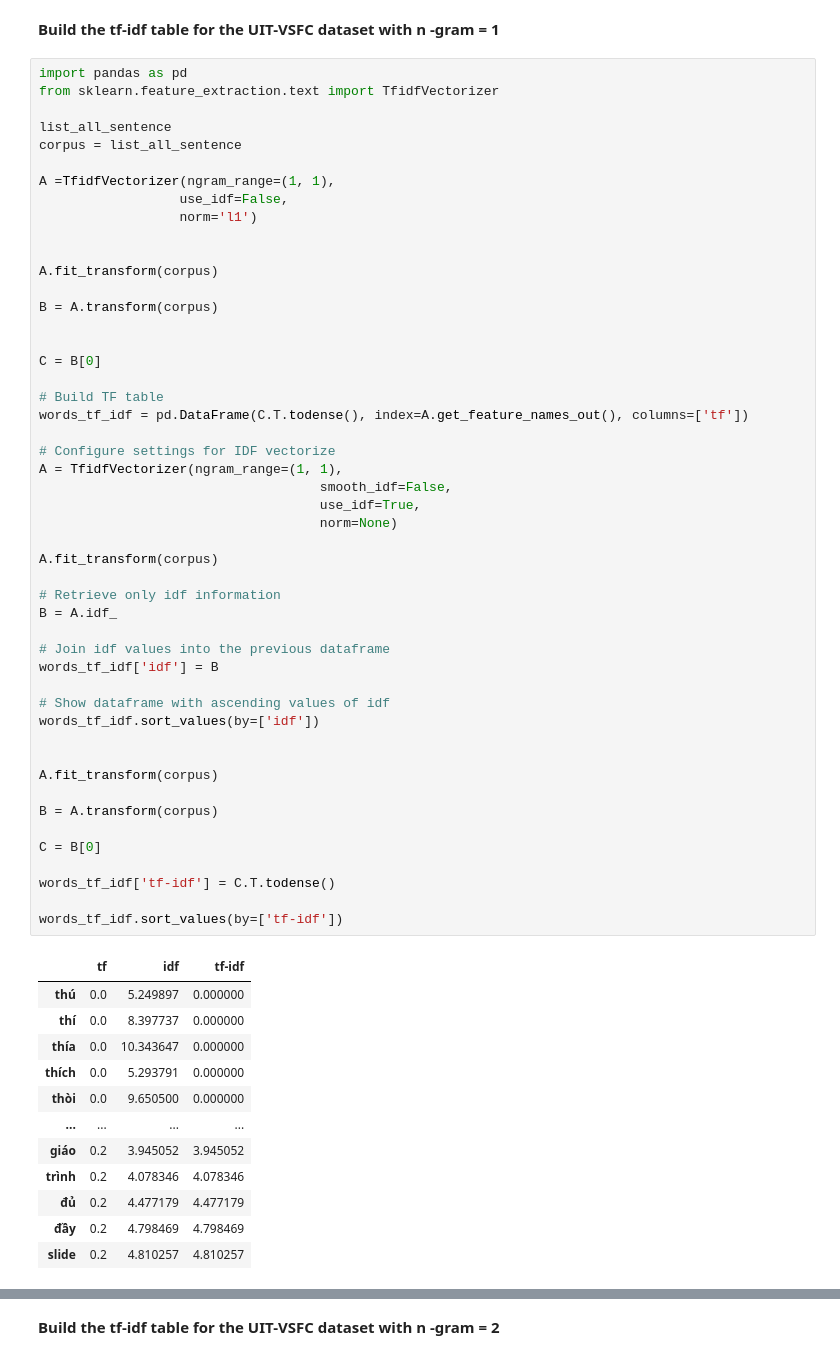
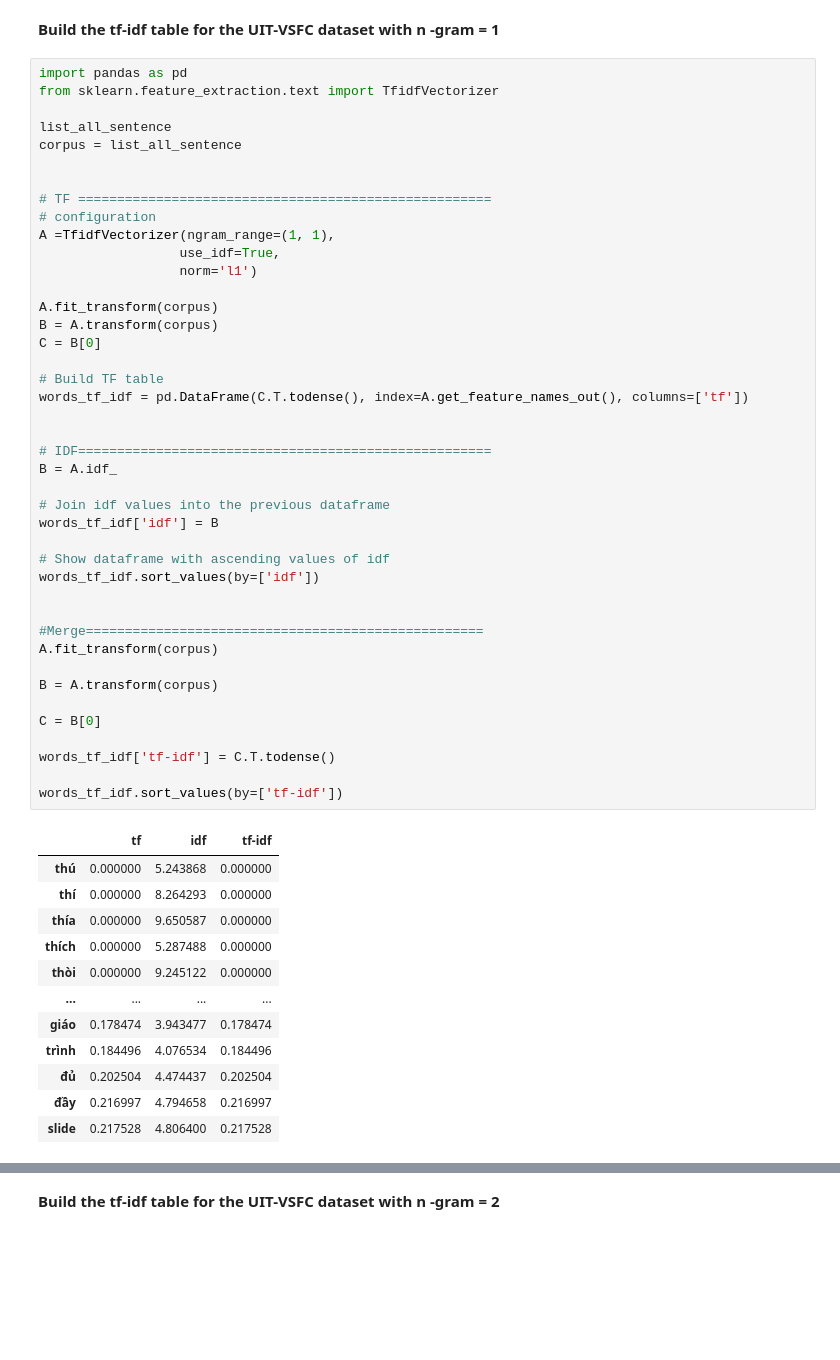
Before and after one commit to Likelipop/NLP, a Jupyter notebook: ngram_tf_idf.ipynb, the cells around one changed output, grey strips where cells are left out. Saved outputs shown, nothing was run; the diff lists cells and outputs as text; blank space fills up the shorter version.

```diff
--- a/ngram_tf_idf.ipynb
+++ b/ngram_tf_idf.ipynb
@@ -521,61 +521,54 @@ from sklearn.feature_extraction.text import TfidfVectorizer
 list_all_sentence
 corpus = list_all_sentence
 
+
+# TF =====================================================
+# configuration
 A =TfidfVectorizer(ngram_range=(1, 1),
-                  use_idf=False,
+                  use_idf=True,
                   norm='l1')
 
-
 A.fit_transform(corpus)
-
 B = A.transform(corpus)
-
-
 C = B[0]
 
 # Build TF table
 words_tf_idf = pd.DataFrame(C.T.todense(), index=A.get_feature_names_out(), columns=['tf'])
 
-# Configure settings for IDF vectorize
-A = TfidfVectorizer(ngram_range=(1, 1),
-                                    smooth_idf=False,
-                                    use_idf=True,
-                                    norm=None)
 
-A.fit_transform(corpus)
-
-# Retrieve only idf information
+# IDF=====================================================
 B = A.idf_
 
 # Join idf values into the previous dataframe
 words_tf_idf['idf'] = B
 
 # Show dataframe with ascending values of idf
 words_tf_idf.sort_values(by=['idf'])
 
 
+#Merge===================================================
 A.fit_transform(corpus)
 
 B = A.transform(corpus)
 
 C = B[0]
 
 words_tf_idf['tf-idf'] = C.T.todense()
 
 words_tf_idf.sort_values(by=['tf-idf'])
 # %% [output]
 |  | tf | idf | tf-idf |
-| thú | 0.0 | 5.249897 | 0.000000 |
-| thí | 0.0 | 8.397737 | 0.000000 |
-| thía | 0.0 | 10.343647 | 0.000000 |
-| thích | 0.0 | 5.293791 | 0.000000 |
-| thòi | 0.0 | 9.650500 | 0.000000 |
+| thú | 0.000000 | 5.243868 | 0.000000 |
+| thí | 0.000000 | 8.264293 | 0.000000 |
+| thía | 0.000000 | 9.650587 | 0.000000 |
+| thích | 0.000000 | 5.287488 | 0.000000 |
+| thòi | 0.000000 | 9.245122 | 0.000000 |
 | ... | ... | ... | ... |
-| giáo | 0.2 | 3.945052 | 3.945052 |
-| trình | 0.2 | 4.078346 | 4.078346 |
-| đủ | 0.2 | 4.477179 | 4.477179 |
-| đầy | 0.2 | 4.798469 | 4.798469 |
-| slide | 0.2 | 4.810257 | 4.810257 |
+| giáo | 0.178474 | 3.943477 | 0.178474 |
+| trình | 0.184496 | 4.076534 | 0.184496 |
+| đủ | 0.202504 | 4.474437 | 0.202504 |
+| đầy | 0.216997 | 4.794658 | 0.216997 |
+| slide | 0.217528 | 4.806400 | 0.217528 |
 2459 rows × 3 columns
 # %% [markdown]
 **Build the tf-idf table for the UIT-VSFC dataset with  n -gram = 2**
```
Also changed, not shown: parts of 3 cells of this notebook.
